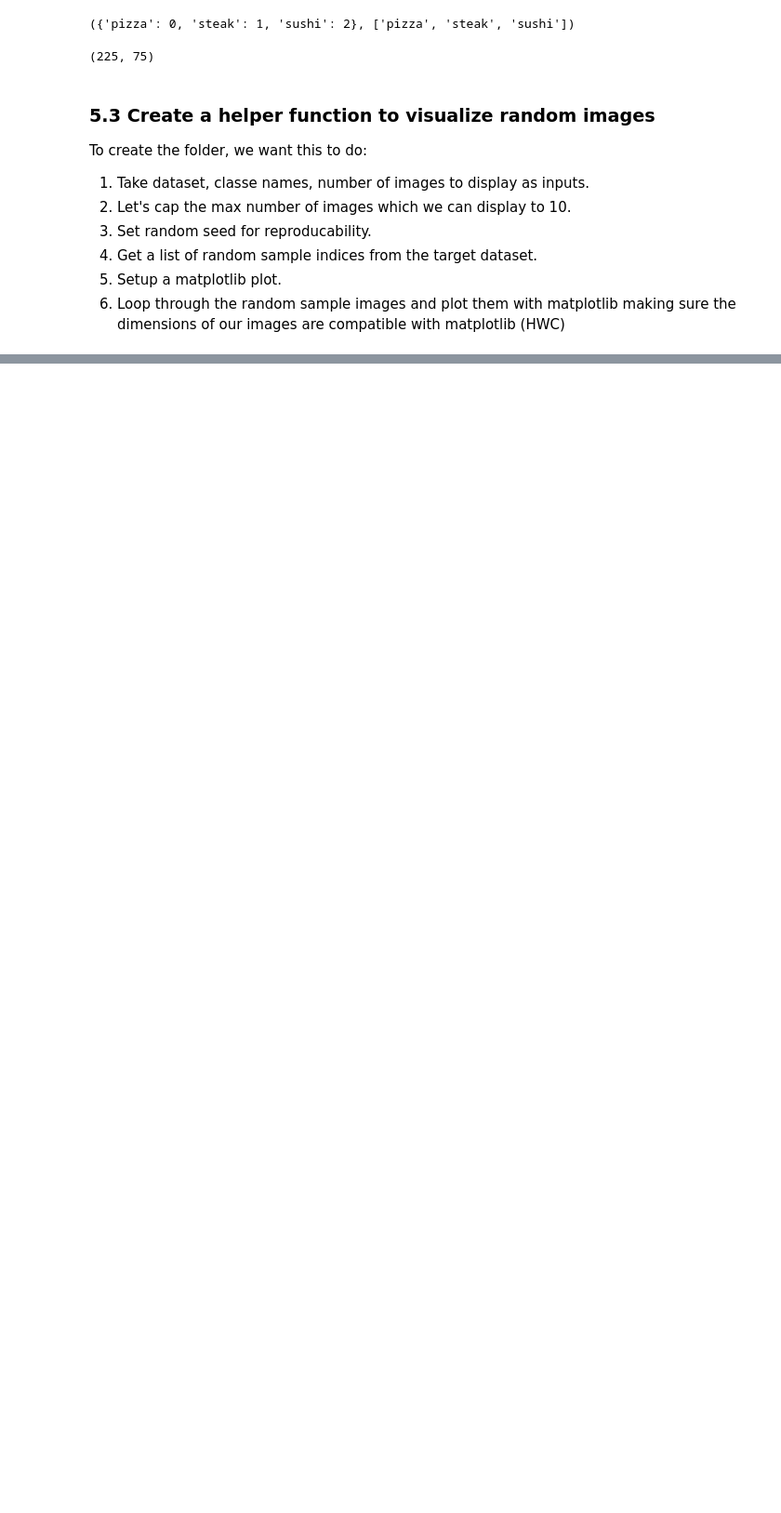
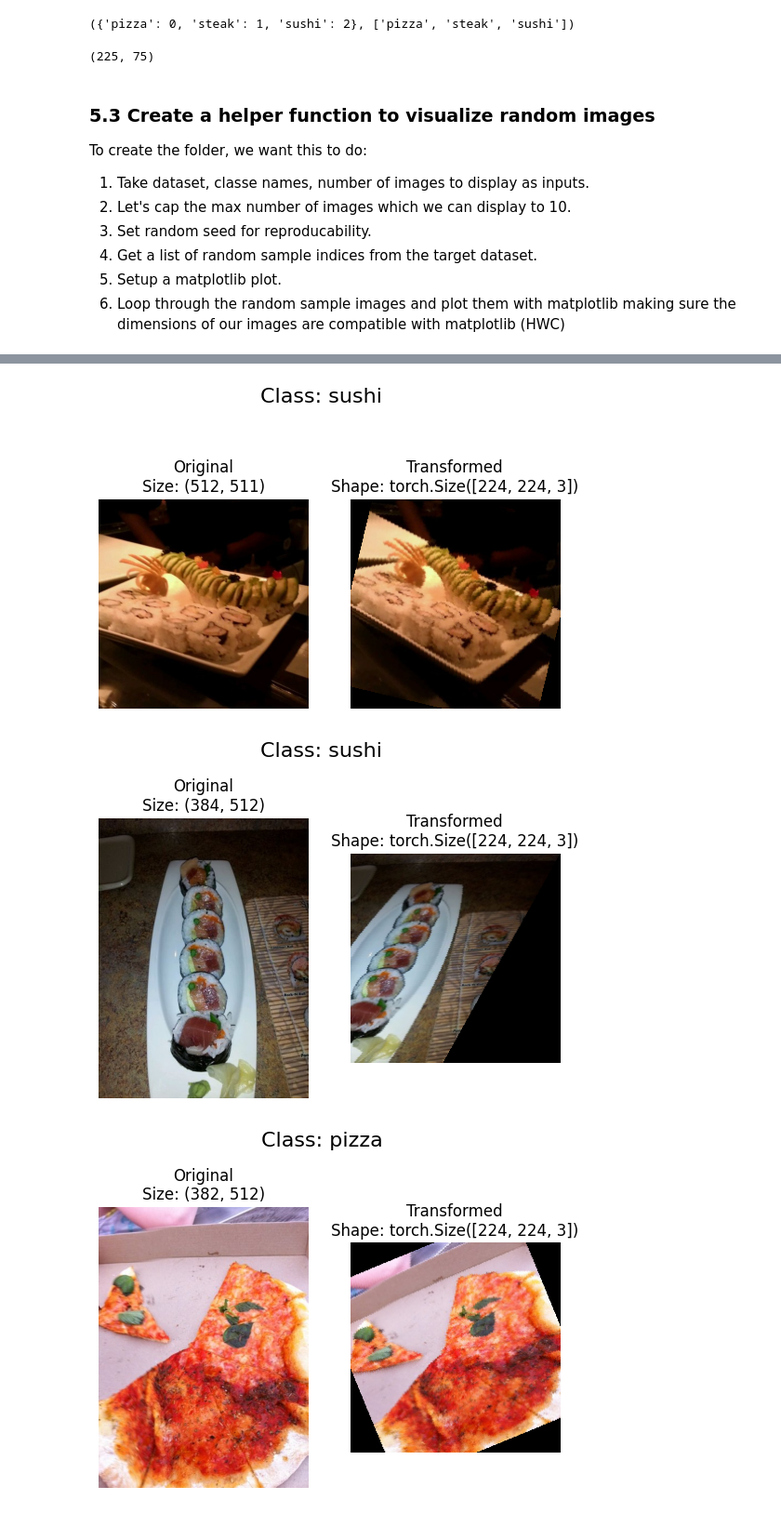
Before and after one commit to suryansh-sinha/Learning-PyTorch, a Jupyter notebook: Daniel Bourke/04_PyTorch_Custom_Datasets.ipynb, the cells around one changed output, grey strips where cells are left out. Shown at 93% size. Drawn from its saved outputs; the diff is of its cells as text; code cells hidden in the pictures; blank space fills up the shorter version.

```diff
--- a/Daniel Bourke/04_PyTorch_Custom_Datasets.ipynb
+++ b/Daniel Bourke/04_PyTorch_Custom_Datasets.ipynb
@@ -659,0 +699,29 @@ For display purposes, n shouldn't be larget than 10, setting n to 10 and removin
+# %%
+from torchvision.transforms import v2 as transforms
+
+train_transforms = transforms.Compose([
+    transforms.Resize(size=(224, 224)),
+    transforms.TrivialAugmentWide(num_magnitude_bins=31),
+    transforms.PILToTensor()
+])
+
+# Don't need augmentation for our test data.
+test_transforms = transforms.Compose([
+    transforms.Resize(size=(224, 224)),
+    transforms.PILToTensor()
+])
+# %%
+# Get all image paths
+image_path_list = list(image_path.glob("*/*/*.jpg"))
+
+# Plot random images
+plot_transformed_images(
+    image_paths=image_path_list,
+    transform=train_transforms,
+    n=3,
+    seed=None
+)
+# %% [output]
+[figure, added]
+[figure, added]
+[figure, added]
```
Also changed, not shown: parts of 39 cells of this notebook, 1 other file.
